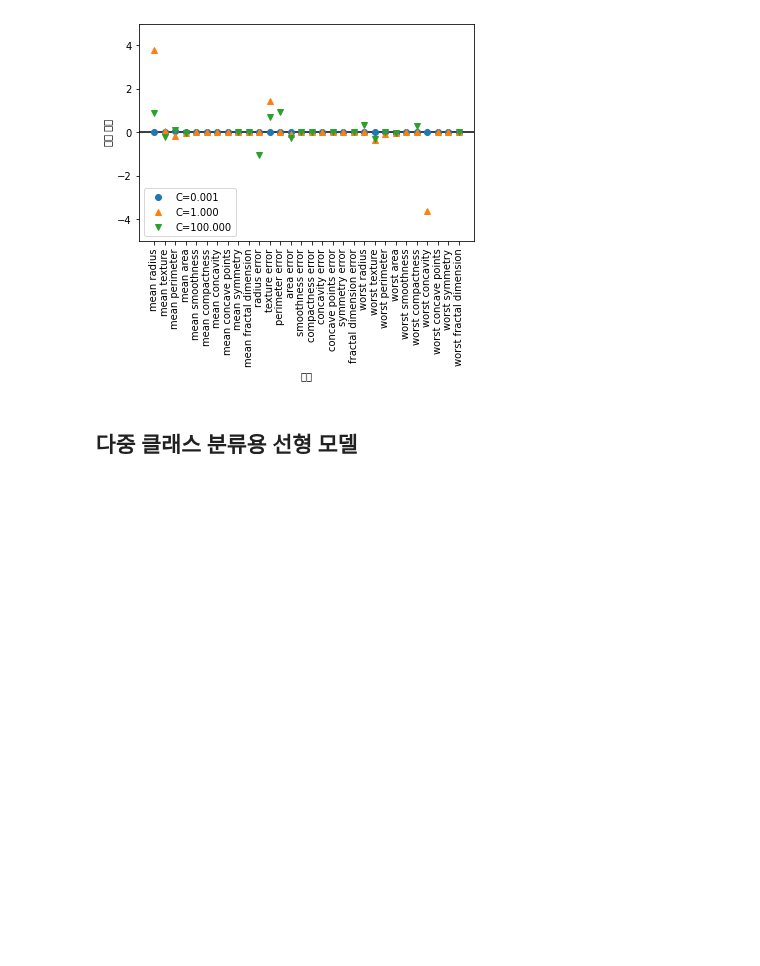
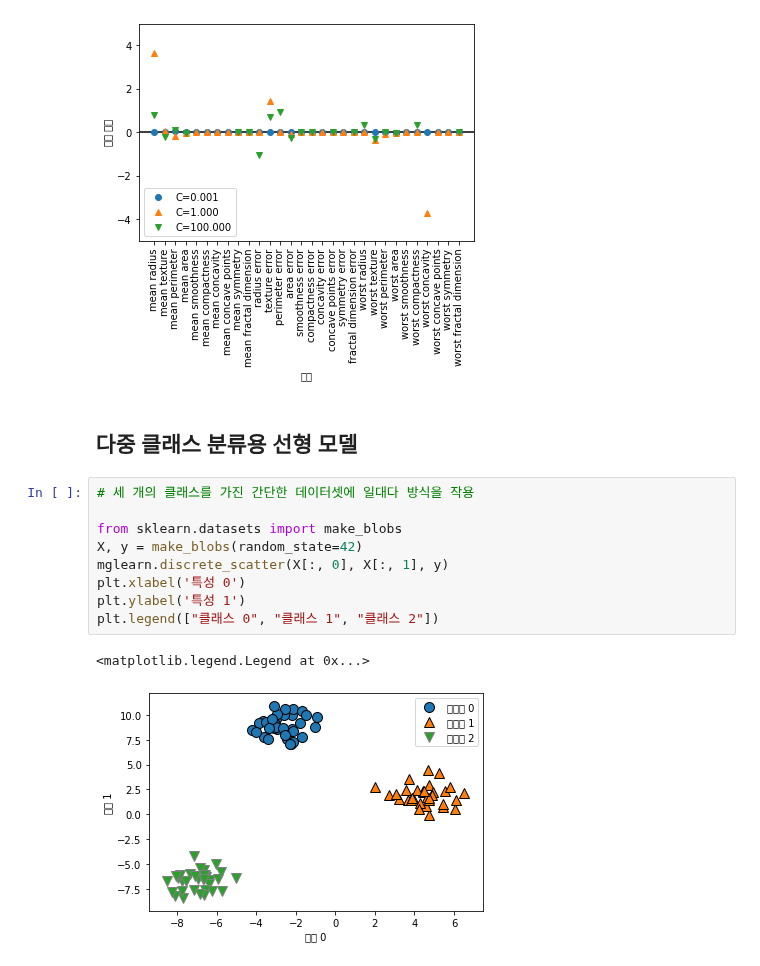
Before and after one commit to 201ssc/python_test1, a Jupyter notebook: python_ml_3.ipynb, the cells around one changed output. Cells and saved outputs as stored; diff of their text form; blank space fills up the shorter version.

```diff
--- a/python_ml_3.ipynb
+++ b/python_ml_3.ipynb
@@ -599,3 +599,15 @@ C=100.000 인 l1 로지스틱 회귀의 테스트 정확도: 0.98
 [figure]
 # %% [markdown]
 ## 다중 클래스 분류용 선형 모델
+# %%
+# 세 개의 클래스를 가진 간단한 데이터셋에 일대다 방식을 작용
+
+from sklearn.datasets import make_blobs
+X, y = make_blobs(random_state=42)
+mglearn.discrete_scatter(X[:, 0], X[:, 1], y)
+plt.xlabel('특성 0')
+plt.ylabel('특성 1')
+plt.legend(["클래스 0", "클래스 1", "클래스 2"])
+# %% [output]
+<matplotlib.legend.Legend at 0x...>
+[figure, added]
```
Also changed, not shown: parts of 6 cells of this notebook.
